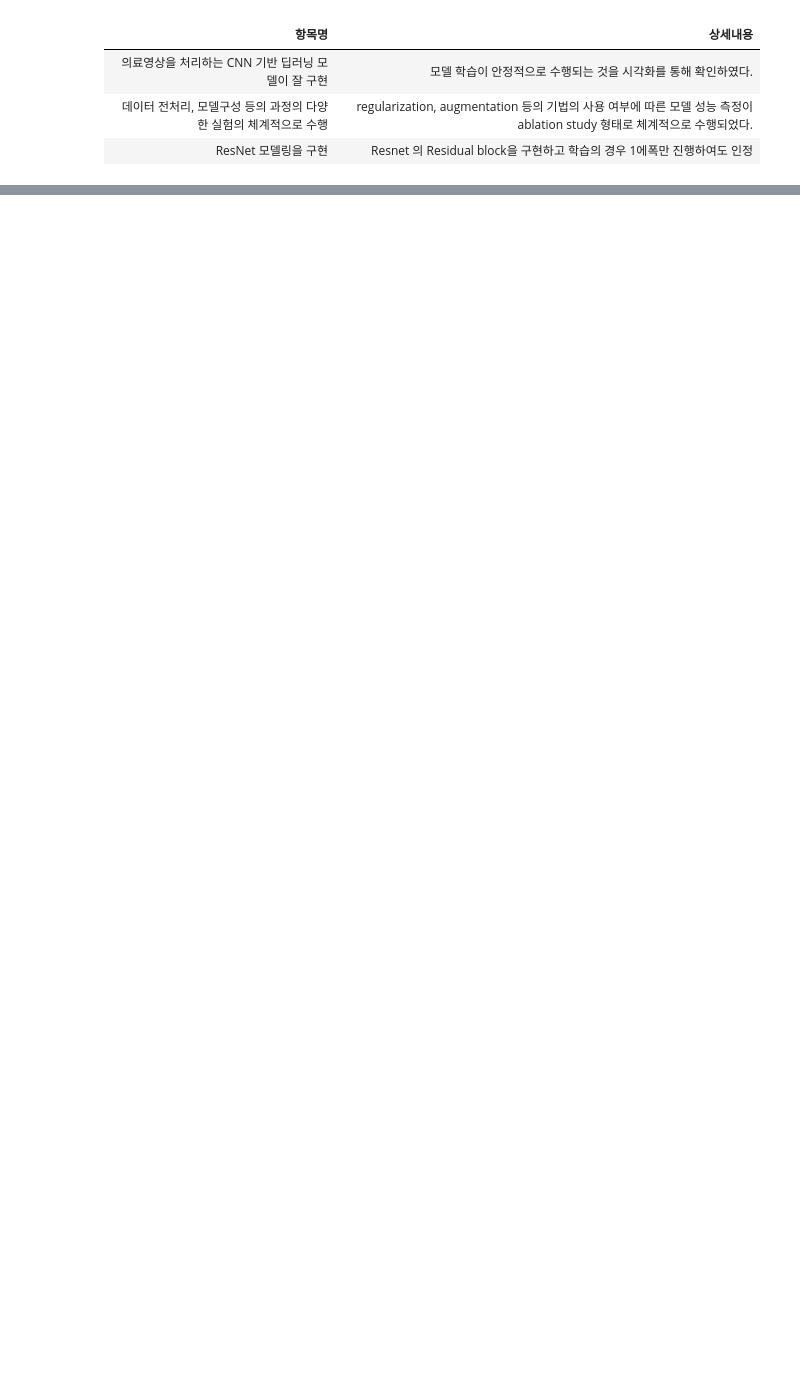
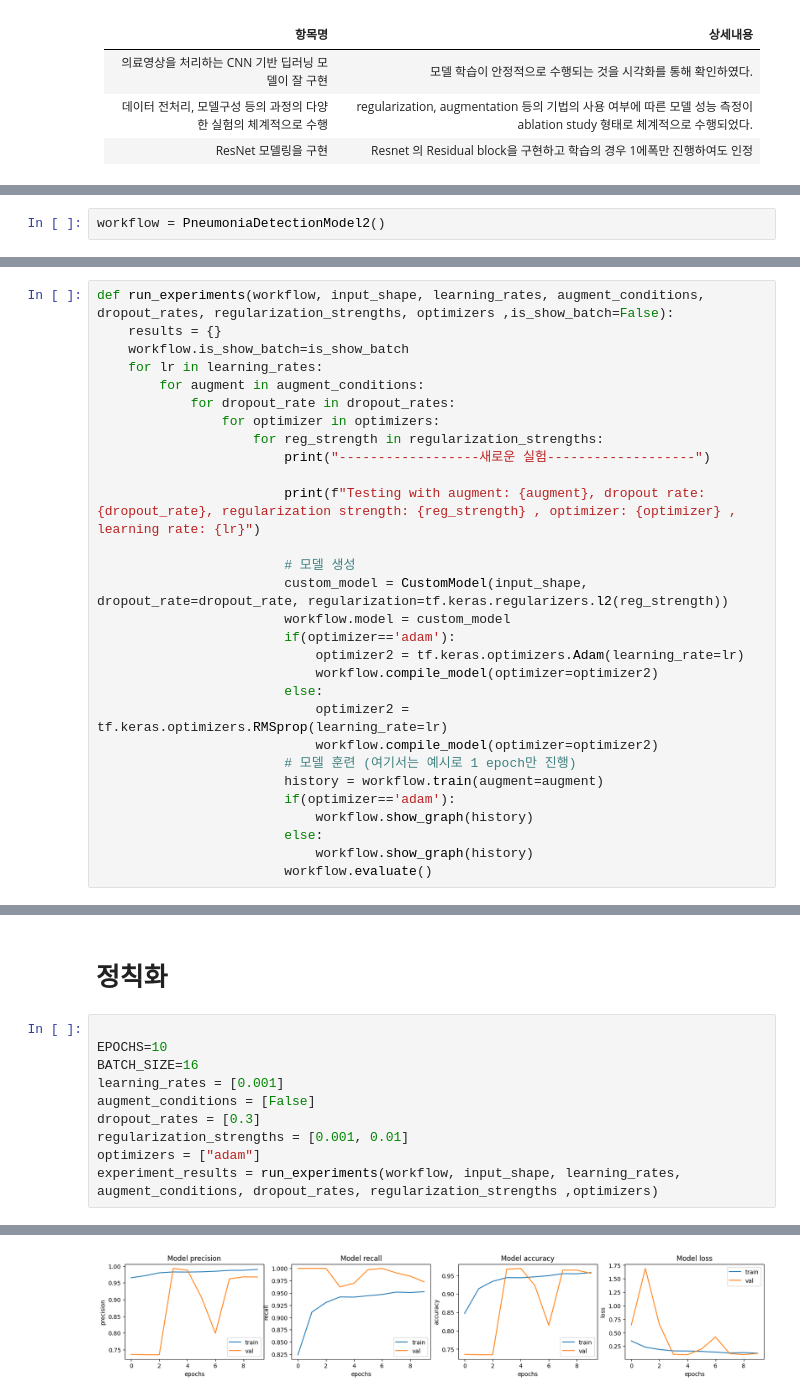
Before and after one commit to dudnjsckrgo/aiffel_quest, a Jupyter notebook: MainQuest01/main.ipynb, the cells around one changed output, grey strips where cells are left out. Cells and saved outputs as stored; diff of their text form; blank space fills up the shorter version.

```diff
--- a/MainQuest01/main.ipynb
+++ b/MainQuest01/main.ipynb
@@ -45,0 +798,2 @@ To enable the following instructions: AVX2 AVX_VNNI FMA, in other operations, re
+# %%
+workflow = PneumoniaDetectionModel2()
@@ -45,0 +819,29 @@ To enable the following instructions: AVX2 AVX_VNNI FMA, in other operations, re
+# %%
+def run_experiments(workflow, input_shape, learning_rates, augment_conditions, dropout_rates, regularization_strengths, optimizers ,is_show_batch=False):
+    results = {}
+    workflow.is_show_batch=is_show_batch
+    for lr in learning_rates:
+        for augment in augment_conditions:
+            for dropout_rate in dropout_rates:
+                for optimizer in optimizers:
+                    for reg_strength in regularization_strengths:
+                        print("------------------새로운 실험-------------------")
+
+                        print(f"Testing with augment: {augment}, dropout rate: {dropout_rate}, regularization strength: {reg_strength} , optimizer: {optimizer} , learning rate: {lr}")
+
+                        # 모델 생성
+                        custom_model = CustomModel(input_shape, dropout_rate=dropout_rate, regularization=tf.keras.regularizers.l2(reg_strength))
+                        workflow.model = custom_model
+                        if(optimizer=='adam'):
+                            optimizer2 = tf.keras.optimizers.Adam(learning_rate=lr)
+                            workflow.compile_model(optimizer=optimizer2)
+                        else:
+                            optimizer2 = tf.keras.optimizers.RMSprop(learning_rate=lr)
+                            workflow.compile_model(optimizer=optimizer2)
+                        # 모델 훈련 (여기서는 예시로 1 epoch만 진행)
+                        history = workflow.train(augment=augment)
+                        if(optimizer=='adam'):
+                            workflow.show_graph(history)
+                        else:
+                            workflow.show_graph(history)
+                        workflow.evaluate()
@@ -45,0 +852,13 @@ To enable the following instructions: AVX2 AVX_VNNI FMA, in other operations, re
+# %% [markdown]
+# 정칙화
+# %%
+
+EPOCHS=10
+BATCH_SIZE=16
+learning_rates = [0.001]
+augment_conditions = [False]
+dropout_rates = [0.3]
+regularization_strengths = [0.001, 0.01]
+optimizers = ["adam"]
+experiment_results = run_experiments(workflow, input_shape, learning_rates, augment_conditions, dropout_rates, regularization_strengths ,optimizers)
+# %% [output]
@@ -45,0 +900 @@ To enable the following instructions: AVX2 AVX_VNNI FMA, in other operations, re
+[figure, added]
```
Also changed, not shown: parts of 46 cells of this notebook, 1 other file.
